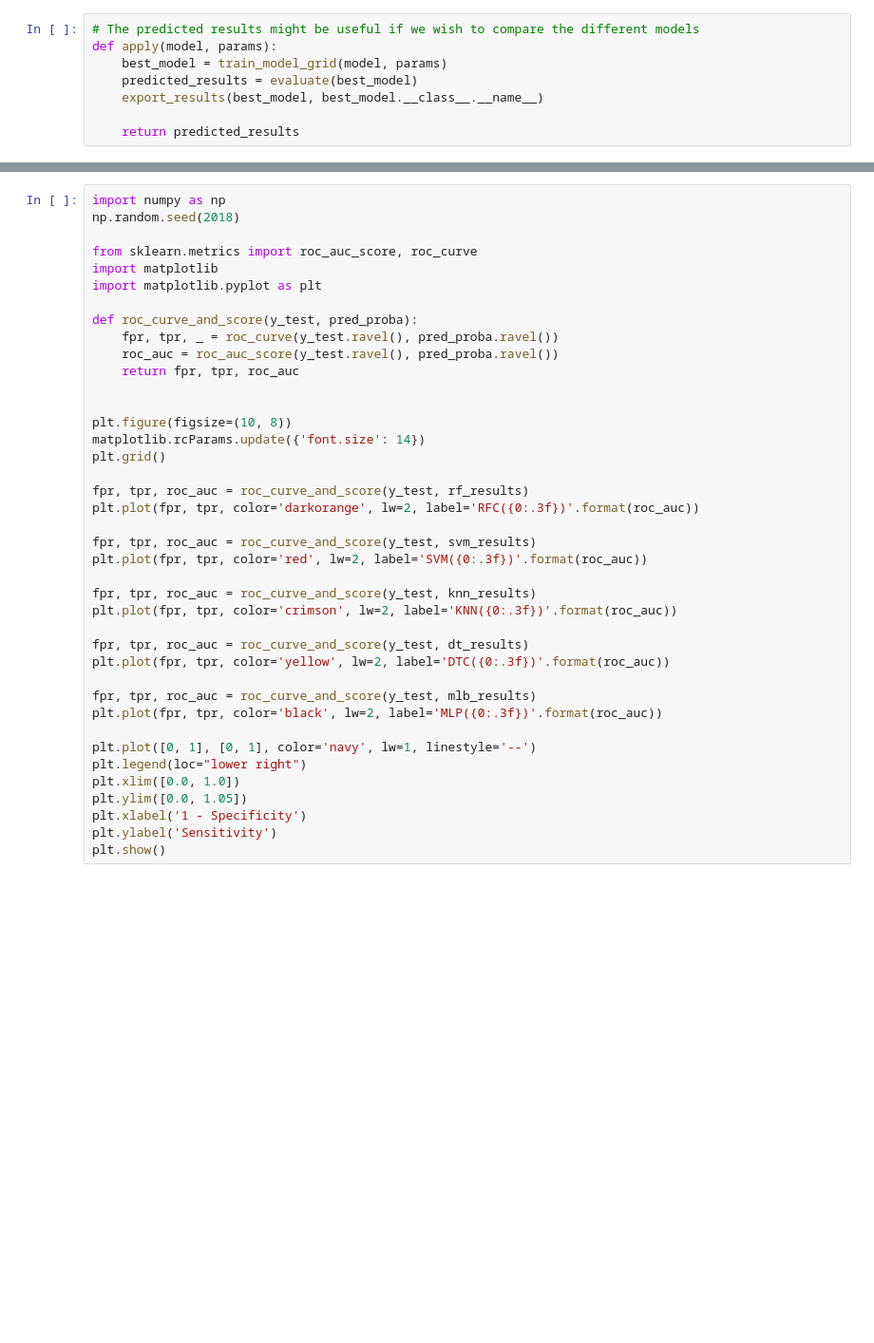
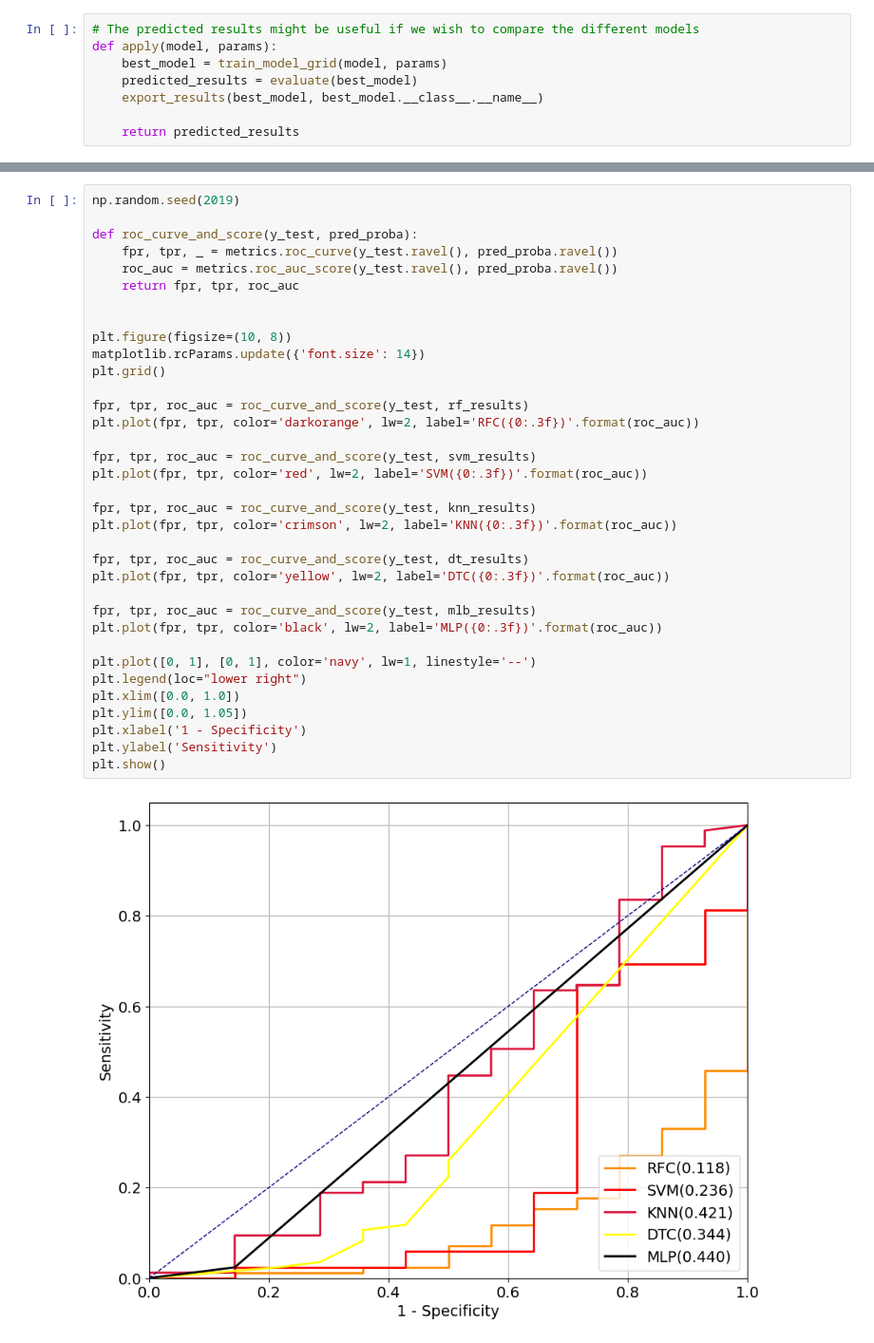
Before and after one commit to 1Krypt0/FEUP-AC-PROJ, a Jupyter notebook: docs/modeling.ipynb, the cells around one changed output, grey strips where cells are left out. Shown at 95% size. Drawn from its saved outputs; the diff is of its cells as text; blank space fills up the shorter version.

```diff
--- a/docs/modeling.ipynb
+++ b/docs/modeling.ipynb
@@ -211,40 +220,37 @@ Fitting 10 folds for each of 1050 candidates, totalling 10500 fits
 # %%
-import numpy as np
-np.random.seed(2018)
-
-from sklearn.metrics import roc_auc_score, roc_curve
-import matplotlib
-import matplotlib.pyplot as plt
+np.random.seed(2019)
 
 def roc_curve_and_score(y_test, pred_proba):
-    fpr, tpr, _ = roc_curve(y_test.ravel(), pred_proba.ravel())
-    roc_auc = roc_auc_score(y_test.ravel(), pred_proba.ravel())
+    fpr, tpr, _ = metrics.roc_curve(y_test.ravel(), pred_proba.ravel())
+    roc_auc = metrics.roc_auc_score(y_test.ravel(), pred_proba.ravel())
     return fpr, tpr, roc_auc
 
 
 plt.figure(figsize=(10, 8))
 matplotlib.rcParams.update({'font.size': 14})
 plt.grid()
 
 fpr, tpr, roc_auc = roc_curve_and_score(y_test, rf_results)
 plt.plot(fpr, tpr, color='darkorange', lw=2, label='RFC({0:.3f})'.format(roc_auc))
 
 fpr, tpr, roc_auc = roc_curve_and_score(y_test, svm_results)
 plt.plot(fpr, tpr, color='red', lw=2, label='SVM({0:.3f})'.format(roc_auc))
 
 fpr, tpr, roc_auc = roc_curve_and_score(y_test, knn_results)
 plt.plot(fpr, tpr, color='crimson', lw=2, label='KNN({0:.3f})'.format(roc_auc))
 
 fpr, tpr, roc_auc = roc_curve_and_score(y_test, dt_results)
 plt.plot(fpr, tpr, color='yellow', lw=2, label='DTC({0:.3f})'.format(roc_auc))
 
 fpr, tpr, roc_auc = roc_curve_and_score(y_test, mlb_results)
 plt.plot(fpr, tpr, color='black', lw=2, label='MLP({0:.3f})'.format(roc_auc))
 
 plt.plot([0, 1], [0, 1], color='navy', lw=1, linestyle='--')
 plt.legend(loc="lower right")
 plt.xlim([0.0, 1.0])
 plt.ylim([0.0, 1.05])
 plt.xlabel('1 - Specificity')
 plt.ylabel('Sensitivity')
 plt.show()
+# %% [output]
+[figure, added]
```
Also changed, not shown: parts of 18 cells of this notebook.
